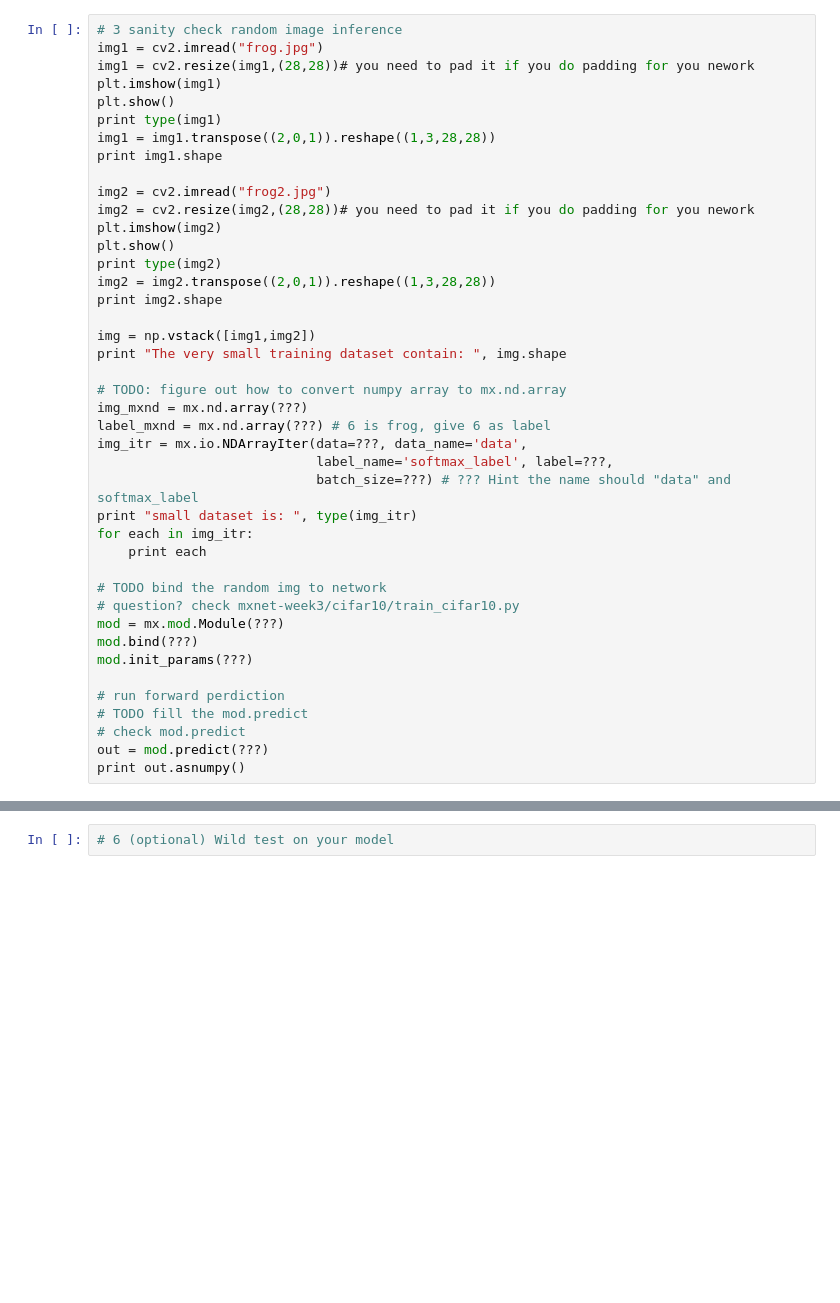
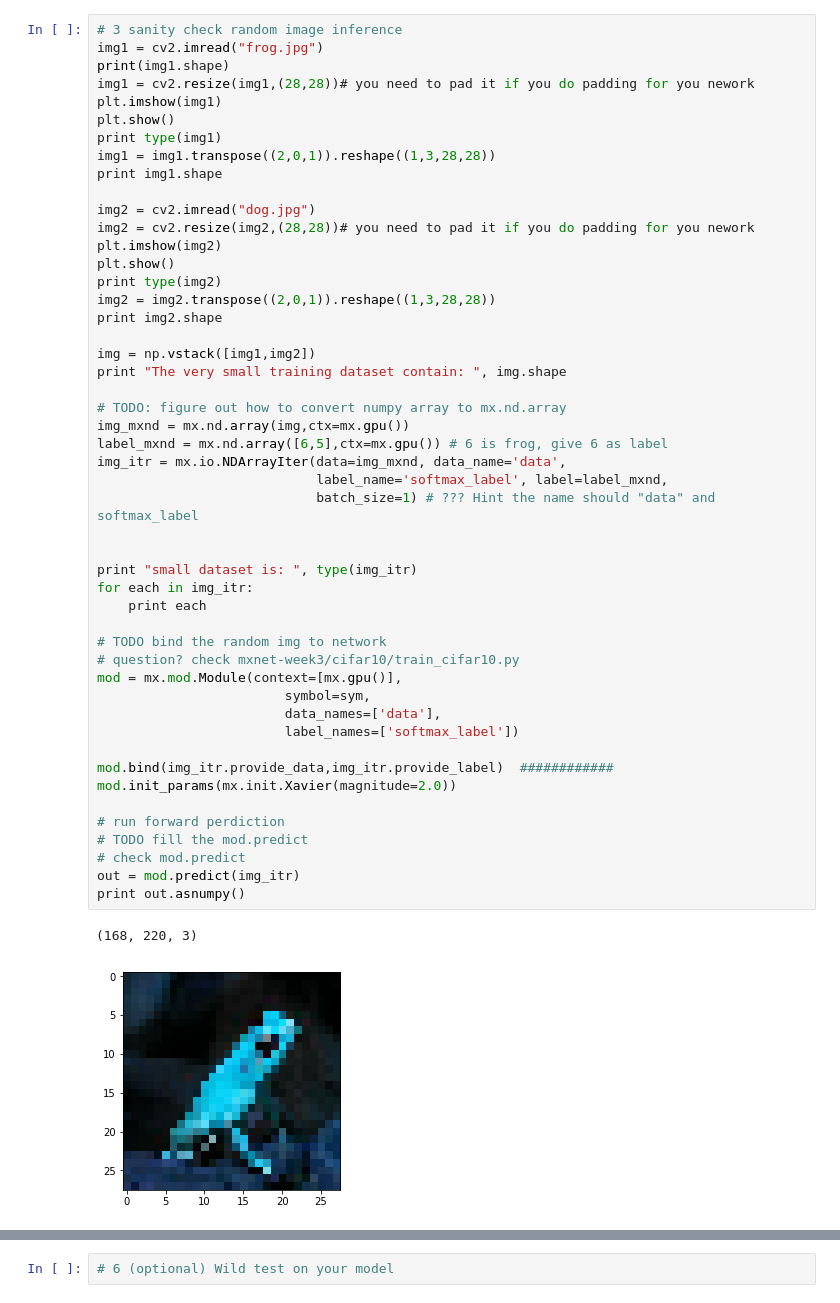
Before and after one commit to StephenBin/DS502-AI-Engineer, a Jupyter notebook: DS502-1704/MXNet-week1-part2/HW2/Homework2.ipynb, the cells around one changed output, grey strips where cells are left out. Cells and saved outputs as stored; diff of their text form; blank space fills up the shorter version.

```diff
--- a/DS502-1704/MXNet-week1-part2/HW2/Homework2.ipynb
+++ b/DS502-1704/MXNet-week1-part2/HW2/Homework2.ipynb
@@ -85,42 +126,52 @@ sym = get_resnet()
 # %%
 # 3 sanity check random image inference
 img1 = cv2.imread("frog.jpg")
+print(img1.shape)
 img1 = cv2.resize(img1,(28,28))# you need to pad it if you do padding for you nework
 plt.imshow(img1)
 plt.show()
 print type(img1)
 img1 = img1.transpose((2,0,1)).reshape((1,3,28,28))
 print img1.shape
 
-img2 = cv2.imread("frog2.jpg")
+img2 = cv2.imread("dog.jpg")
 img2 = cv2.resize(img2,(28,28))# you need to pad it if you do padding for you nework
 plt.imshow(img2)
 plt.show()
 print type(img2)
 img2 = img2.transpose((2,0,1)).reshape((1,3,28,28))
 print img2.shape
 
 img = np.vstack([img1,img2])
 print "The very small training dataset contain: ", img.shape
 
 # TODO: figure out how to convert numpy array to mx.nd.array
-img_mxnd = mx.nd.array(???)
-label_mxnd = mx.nd.array(???) # 6 is frog, give 6 as label
-img_itr = mx.io.NDArrayIter(data=???, data_name='data',
-                            label_name='softmax_label', label=???,
-                            batch_size=???) # ??? Hint the name should "data" and softmax_label
+img_mxnd = mx.nd.array(img,ctx=mx.gpu())
+label_mxnd = mx.nd.array([6,5],ctx=mx.gpu()) # 6 is frog, give 6 as label
+img_itr = mx.io.NDArrayIter(data=img_mxnd, data_name='data',
+                            label_name='softmax_label', label=label_mxnd,
+                            batch_size=1) # ??? Hint the name should "data" and softmax_label
+
+
 print "small dataset is: ", type(img_itr)
 for each in img_itr:
     print each
 
 # TODO bind the random img to network
 # question? check mxnet-week3/cifar10/train_cifar10.py
-mod = mx.mod.Module(???)
-mod.bind(???)
-mod.init_params(???)
+mod = mx.mod.Module(context=[mx.gpu()],
+                        symbol=sym,
+                        data_names=['data'],
+                        label_names=['softmax_label'])
+
+mod.bind(img_itr.provide_data,img_itr.provide_label)  ############
+mod.init_params(mx.init.Xavier(magnitude=2.0))
 
 # run forward perdiction
 # TODO fill the mod.predict
 # check mod.predict
-out = mod.predict(???)
+out = mod.predict(img_itr)
 print out.asnumpy()
+# %% [output]
+(168, 220, 3)
+[figure, added]
```
Also changed, not shown: parts of 12 cells of this notebook.
